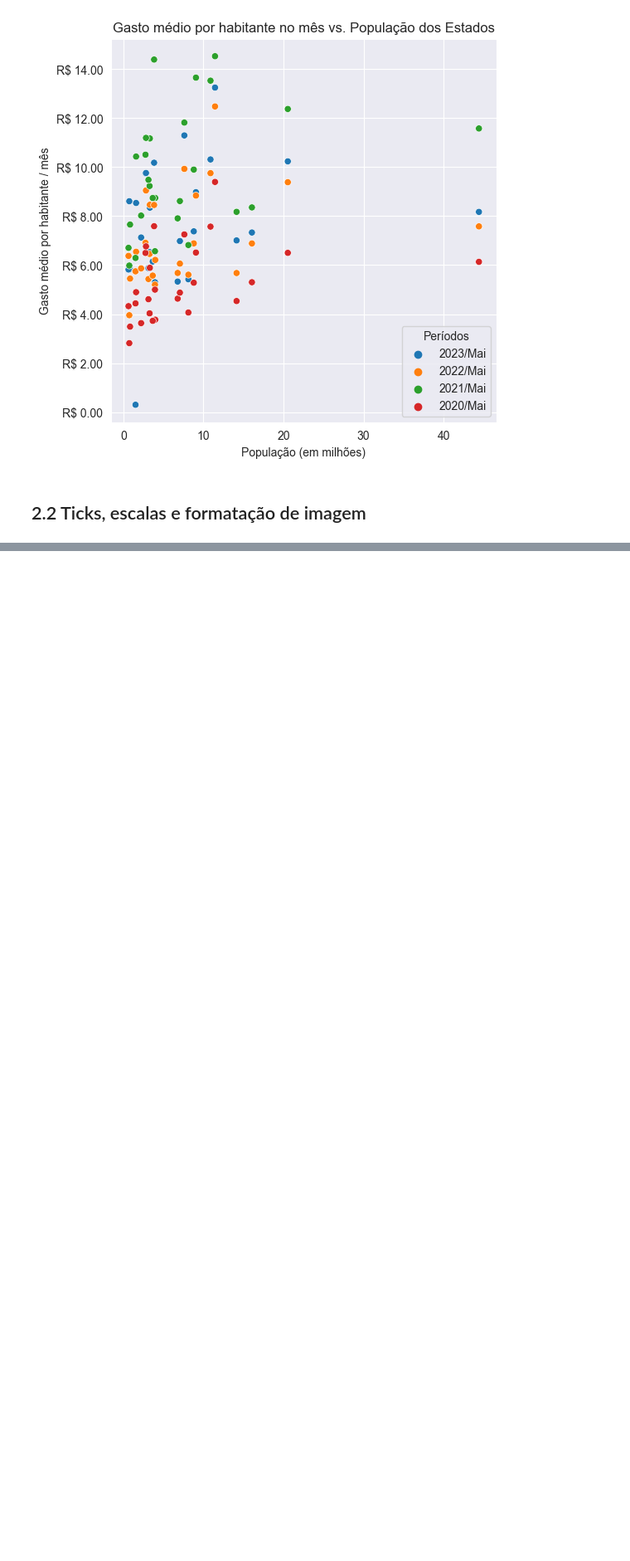
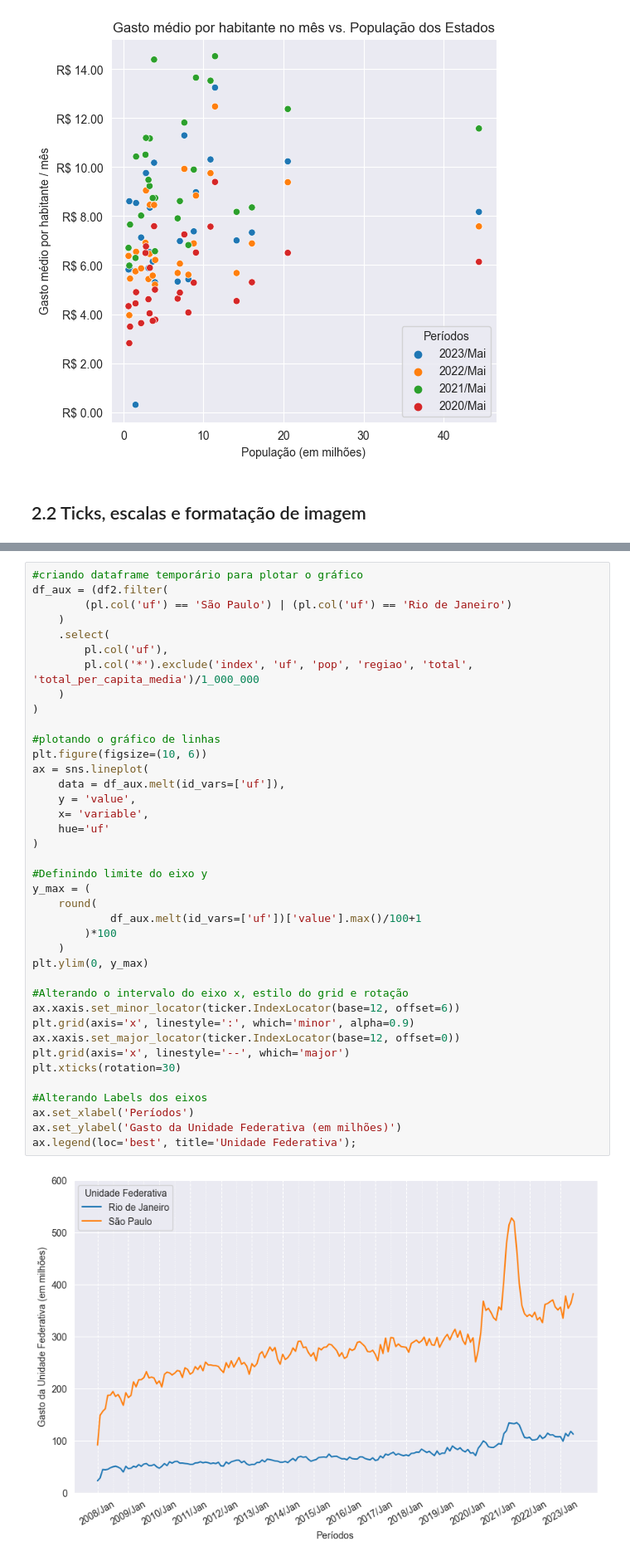
Before and after one commit to z-fab/postech-data-analytics, a Jupyter notebook: f1-data-analysis/m2-visualizacao-dados/producao_hospitalar_v2.ipynb, the cells around one changed output, grey strips where cells are left out. Shown at 83% size. Saved outputs shown, nothing was run; the diff lists cells and outputs as text; blank space fills up the shorter version.

```diff
--- a/f1-data-analysis/m2-visualizacao-dados/producao_hospitalar_v2.ipynb
+++ b/f1-data-analysis/m2-visualizacao-dados/producao_hospitalar_v2.ipynb
@@ -322,0 +330,41 @@ shape: (186, 1)
+# %%
+#criando dataframe temporário para plotar o gráfico
+df_aux = (df2.filter(
+        (pl.col('uf') == 'São Paulo') | (pl.col('uf') == 'Rio de Janeiro')
+    )
+    .select(
+        pl.col('uf'),
+        pl.col('*').exclude('index', 'uf', 'pop', 'regiao', 'total', 'total_per_capita_media')/1_000_000
+    )
+)
+
+#plotando o gráfico de linhas
+plt.figure(figsize=(10, 6))
+ax = sns.lineplot(
+    data = df_aux.melt(id_vars=['uf']),
+    y = 'value',
+    x= 'variable',
+    hue='uf'
+)
+
+#Definindo limite do eixo y
+y_max = (
+    round(
+            df_aux.melt(id_vars=['uf'])['value'].max()/100+1
+        )*100
+    )
+plt.ylim(0, y_max)
+
+#Alterando o intervalo do eixo x, estilo do grid e rotação
+ax.xaxis.set_minor_locator(ticker.IndexLocator(base=12, offset=6))
+plt.grid(axis='x', linestyle=':', which='minor', alpha=0.9)
+ax.xaxis.set_major_locator(ticker.IndexLocator(base=12, offset=0))
+plt.grid(axis='x', linestyle='--', which='major')
+plt.xticks(rotation=30)
+
+#Alterando Labels dos eixos
+ax.set_xlabel('Períodos')
+ax.set_ylabel('Gasto da Unidade Federativa (em milhões)')
+ax.legend(loc='best', title='Unidade Federativa');
+# %% [output]
+[figure, added]
```
Also changed, not shown: parts of 13 cells of this notebook.
